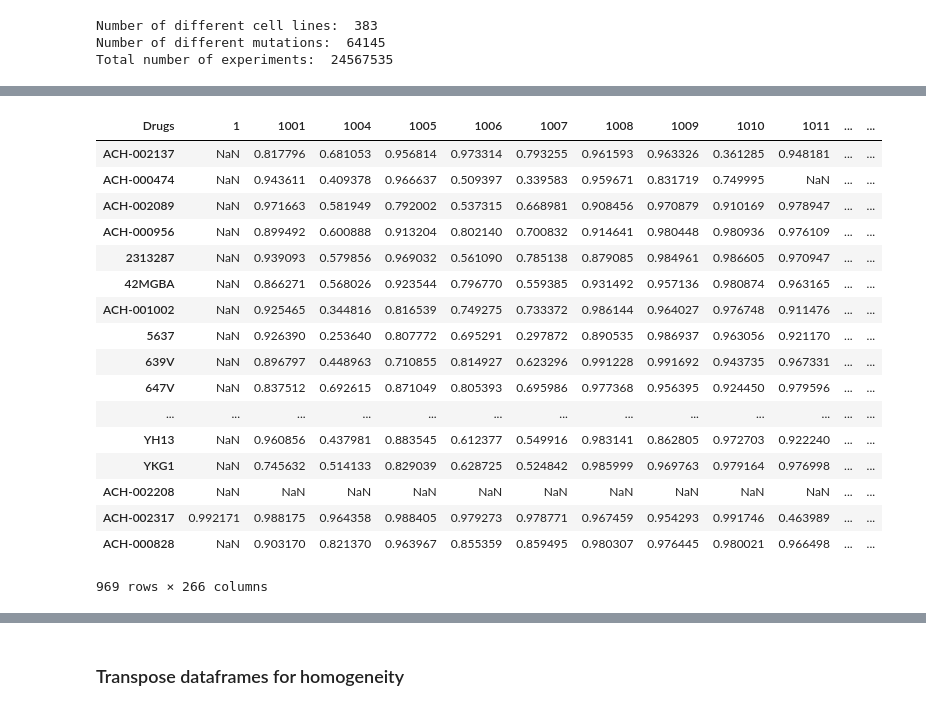
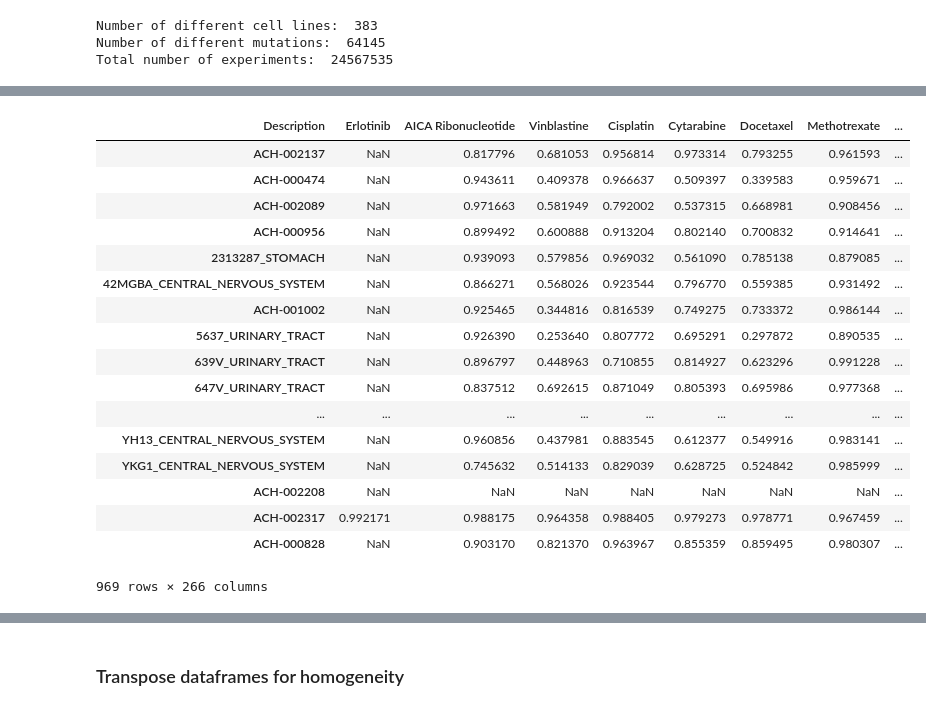
Before and after one commit to oskaradermecker/DataX_Drug_Response, a Jupyter notebook: Dataset comparison.ipynb, the cells around one changed output, grey strips where cells are left out. Drawn from its saved outputs; the diff is of its cells as text; code cells hidden in the pictures.

Commit message:
Updated DepMap dataset and summarized the comparison between the three datasets. Attempting to merge them to obtain a larger response matrix.

```diff
--- a/Dataset comparison.ipynb
+++ b/Dataset comparison.ipynb
@@ -120,0 +125,6 @@ Number of tests and cells per drug compounds:
+# %%
+conversion = pd.read_excel("data/GDSC/GDSC_CCLE_conversion.xlsx")[["GDSC1000 cosmic id","GDSC1000 name","CCLE name"]] #load the conversion dataframe
+conversion2 = pd.read_excel("data/Depmap Project/conv2.xlsx", header = 8)[["GDSC1000 cosmic id","GDSC1000 name","CCLE name"]] #load the conversion2 dataframe
+conv_tot = pd.concat([conversion, conversion2]) #Concatenate the two
+conv_tot.drop_duplicates() #Drop potential duplicates
+conv_tot.head()
@@ -121,11 +138,8 @@ Number of tests and cells per drug compounds:
 # %%
-# Drug with largest number of cells: Avagacestat
+# Finish building the response matrix
 
-conversion = pd.read_excel("data/GDSC/GDSC_CCLE_conversion.xlsx")[["GDSC1000 cosmic id","GDSC1000 name","CCLE name"]] #load the conversion dataframe
-final_new_matrix = response2[response2["DRUG_NAME"] == "Avagacestat"] #filter the responses df to keep only the selected drug
-final_new_matrix = pd.merge(left = final_new_matrix, right = conversion, how = 'left', left_on = 'COSMIC_ID', right_on = "GDSC1000 cosmic id") #add the corresponding CCLE names
-final_new_matrix = final_new_matrix.drop(labels = ["DATASET_VERSION", "IC50_RESULTS_ID", "PUTATIVE_TARGET","MAX_CONC_MICROMOLAR", "MIN_CONC_MICROMOLAR", "RMSE", "Z_SCORE", "GDSC1000 cosmic id", "GDSC1000 name"], axis = 1)
-final_new_matrix = final_new_matrix.pivot_table(index = "CCLE name", columns = "DRUG_NAME", values = "AUC")
-final_new_matrix = alterations.merge(final_new_matrix[['Avagacestat']], left_index = True, right_index = True).dropna(axis = 0)
-final_new_matrix
+response2 = pd.merge(left = response2, right = conv_tot, how = 'inner', left_on = 'COSMIC_ID', right_on = "GDSC1000 cosmic id") #add the corresponding CCLE names
+response2 = response2.drop(labels = ["DATASET_VERSION", "IC50_RESULTS_ID", "PUTATIVE_TARGET","MAX_CONC_MICROMOLAR", "MIN_CONC_MICROMOLAR", "RMSE", "Z_SCORE", "GDSC1000 cosmic id", "GDSC1000 name"], axis = 1)
+response2 = response2.pivot_table(index = "CCLE name", columns = "DRUG_NAME", values = "AUC")
+display(response2.head())
 # %% [output]
@@ -160,8 +215,8 @@ Total number of experiments:  24567535
 # %%
 response3 = pd.read_csv("data/Depmap Project/GDSC_AUC.csv")
 response3['Unnamed: 0'] = response3["Unnamed: 0"].apply(lambda a: re.findall(r"GDSC:(\d+)", a)[0])
-response3.rename(index = str, columns = {"Unnamed: 0": "Drugs"}, inplace = True)
-response3.set_index("Drugs", inplace = True)
+response3.rename(index = str, columns = {"Unnamed: 0": "Description"}, inplace = True)
+response3.set_index("Description", inplace = True)
 response3.head()
 # %% [output]
 |  | ACH-002137 | ACH-000474 | ACH-002089 | ACH-000956 | ACH-000948 | ACH-000323 | ACH-001002 | ACH-000905 | ... |
@@ -208,0 +230,11 @@ response3.head()
+# %%
+## Create a dictionary to convert the column names (ACH-...) into cell population names using the "sample_info" file.
+
+depmap = pd.read_csv("data/Depmap Project/sample_info.csv")
+conversion_dict = depmap[["Broad_ID","CCLE_name"]].set_index("Broad_ID").to_dict()['CCLE_name']
+conversion_dict = {k: v for k, v in conversion_dict.items() if pd.Series(v).notna().all()} #to get rid of the entries corresponding to nan values
+
+# Replace the names of the cell lines. We notice a lot of missing values.
+
+response3.rename(index = str, columns = conversion_dict, inplace = True)
+response3.head()
@@ -209,24 +250,27 @@ response3.head()
 # %%
+# Replace the names of the drugs
+
 response3 = response3.T
-conv_dict2 = response2[["DRUG_ID","DRUG_NAME"]].groupby(by = "DRUG_ID").first().astype(str).to_dict()["DRUG_NAME"]
+conv_dict2 = response2[["DRUG_ID","DRUG_NAME"]].groupby(by = "DRUG_ID").first().to_dict()["DRUG_NAME"]
+conv_dict2 = {str(k):v for k,v in conv_dict2.items()}
 response3.rename(index = str, columns = conv_dict2, inplace = True)
-response3
+response3.head()
 # %% [output]
-| Drugs | 1 | 1001 | 1004 | 1005 | 1006 | 1007 | 1008 | 1009 | 1010 | 1011 | ... | ... |
-| ACH-002137 | NaN | 0.817796 | 0.681053 | 0.956814 | 0.973314 | 0.793255 | 0.961593 | 0.963326 | 0.361285 | 0.948181 | ... | ... |
-| ACH-000474 | NaN | 0.943611 | 0.409378 | 0.966637 | 0.509397 | 0.339583 | 0.959671 | 0.831719 | 0.749995 | NaN | ... | ... |
-| ACH-002089 | NaN | 0.971663 | 0.581949 | 0.792002 | 0.537315 | 0.668981 | 0.908456 | 0.970879 | 0.910169 | 0.978947 | ... | ... |
-| ACH-000956 | NaN | 0.899492 | 0.600888 | 0.913204 | 0.802140 | 0.700832 | 0.914641 | 0.980448 | 0.980936 | 0.976109 | ... | ... |
-| 2313287 | NaN | 0.939093 | 0.579856 | 0.969032 | 0.561090 | 0.785138 | 0.879085 | 0.984961 | 0.986605 | 0.970947 | ... | ... |
-| 42MGBA | NaN | 0.866271 | 0.568026 | 0.923544 | 0.796770 | 0.559385 | 0.931492 | 0.957136 | 0.980874 | 0.963165 | ... | ... |
-| ACH-001002 | NaN | 0.925465 | 0.344816 | 0.816539 | 0.749275 | 0.733372 | 0.986144 | 0.964027 | 0.976748 | 0.911476 | ... | ... |
-| 5637 | NaN | 0.926390 | 0.253640 | 0.807772 | 0.695291 | 0.297872 | 0.890535 | 0.986937 | 0.963056 | 0.921170 | ... | ... |
-| 639V | NaN | 0.896797 | 0.448963 | 0.710855 | 0.814927 | 0.623296 | 0.991228 | 0.991692 | 0.943735 | 0.967331 | ... | ... |
-| 647V | NaN | 0.837512 | 0.692615 | 0.871049 | 0.805393 | 0.695986 | 0.977368 | 0.956395 | 0.924450 | 0.979596 | ... | ... |
-| ... | ... | ... | ... | ... | ... | ... | ... | ... | ... | ... | ... | ... |
-| YH13 | NaN | 0.960856 | 0.437981 | 0.883545 | 0.612377 | 0.549916 | 0.983141 | 0.862805 | 0.972703 | 0.922240 | ... | ... |
-| YKG1 | NaN | 0.745632 | 0.514133 | 0.829039 | 0.628725 | 0.524842 | 0.985999 | 0.969763 | 0.979164 | 0.976998 | ... | ... |
-| ACH-002208 | NaN | NaN | NaN | NaN | NaN | NaN | NaN | NaN | NaN | NaN | ... | ... |
-| ACH-002317 | 0.992171 | 0.988175 | 0.964358 | 0.988405 | 0.979273 | 0.978771 | 0.967459 | 0.954293 | 0.991746 | 0.463989 | ... | ... |
-| ACH-000828 | NaN | 0.903170 | 0.821370 | 0.963967 | 0.855359 | 0.859495 | 0.980307 | 0.976445 | 0.980021 | 0.966498 | ... | ... |
+| Description | Erlotinib | AICA Ribonucleotide | Vinblastine | Cisplatin | Cytarabine | Docetaxel | Methotrexate | ... |
+| ACH-002137 | NaN | 0.817796 | 0.681053 | 0.956814 | 0.973314 | 0.793255 | 0.961593 | ... |
+| ACH-000474 | NaN | 0.943611 | 0.409378 | 0.966637 | 0.509397 | 0.339583 | 0.959671 | ... |
+| ACH-002089 | NaN | 0.971663 | 0.581949 | 0.792002 | 0.537315 | 0.668981 | 0.908456 | ... |
+| ACH-000956 | NaN | 0.899492 | 0.600888 | 0.913204 | 0.802140 | 0.700832 | 0.914641 | ... |
+| 2313287_STOMACH | NaN | 0.939093 | 0.579856 | 0.969032 | 0.561090 | 0.785138 | 0.879085 | ... |
+| 42MGBA_CENTRAL_NERVOUS_SYSTEM | NaN | 0.866271 | 0.568026 | 0.923544 | 0.796770 | 0.559385 | 0.931492 | ... |
+| ACH-001002 | NaN | 0.925465 | 0.344816 | 0.816539 | 0.749275 | 0.733372 | 0.986144 | ... |
+| 5637_URINARY_TRACT | NaN | 0.926390 | 0.253640 | 0.807772 | 0.695291 | 0.297872 | 0.890535 | ... |
+| 639V_URINARY_TRACT | NaN | 0.896797 | 0.448963 | 0.710855 | 0.814927 | 0.623296 | 0.991228 | ... |
+| 647V_URINARY_TRACT | NaN | 0.837512 | 0.692615 | 0.871049 | 0.805393 | 0.695986 | 0.977368 | ... |
+| ... | ... | ... | ... | ... | ... | ... | ... | ... |
+| YH13_CENTRAL_NERVOUS_SYSTEM | NaN | 0.960856 | 0.437981 | 0.883545 | 0.612377 | 0.549916 | 0.983141 | ... |
+| YKG1_CENTRAL_NERVOUS_SYSTEM | NaN | 0.745632 | 0.514133 | 0.829039 | 0.628725 | 0.524842 | 0.985999 | ... |
+| ACH-002208 | NaN | NaN | NaN | NaN | NaN | NaN | NaN | ... |
+| ACH-002317 | 0.992171 | 0.988175 | 0.964358 | 0.988405 | 0.979273 | 0.978771 | 0.967459 | ... |
+| ACH-000828 | NaN | 0.903170 | 0.821370 | 0.963967 | 0.855359 | 0.859495 | 0.980307 | ... |
 969 rows × 266 columns
```
Also changed, not shown: parts of 23 cells of this notebook.
